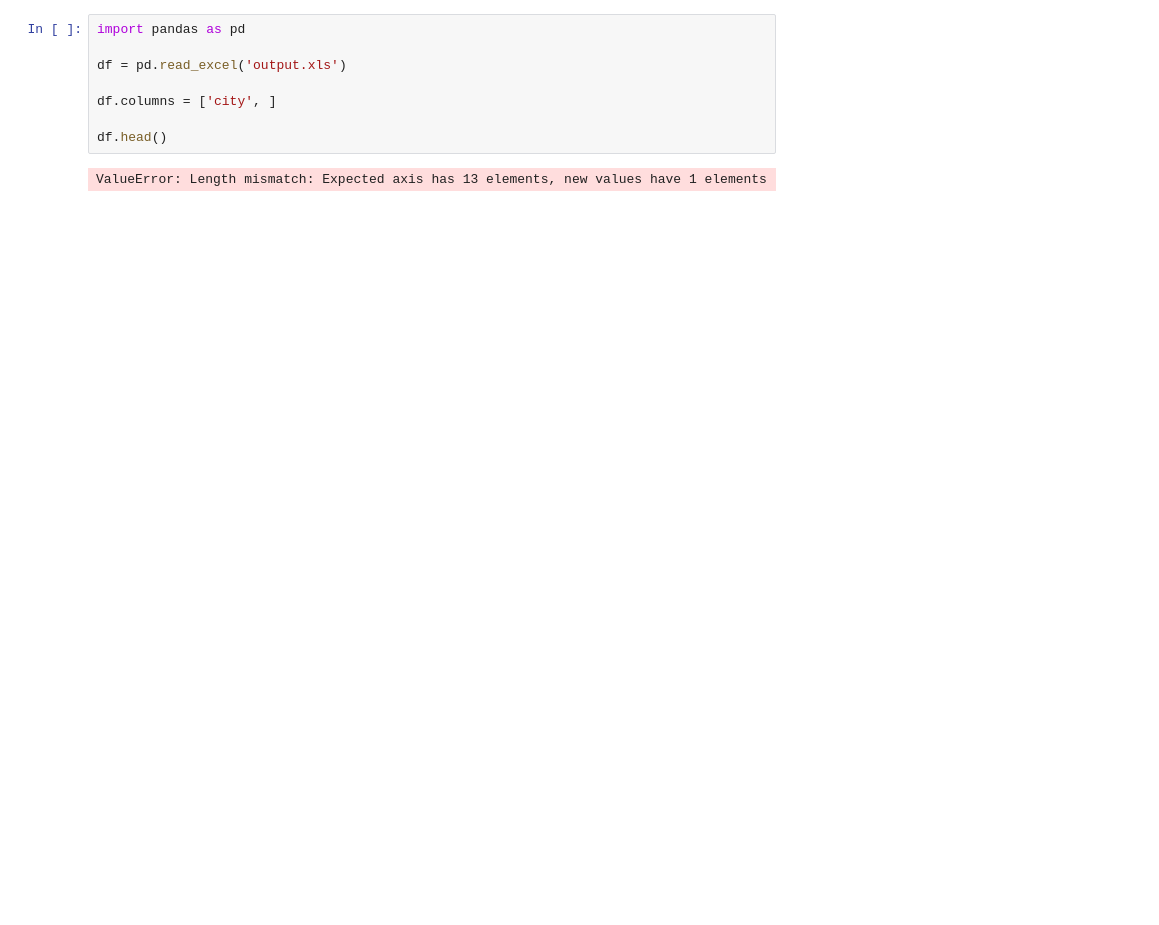
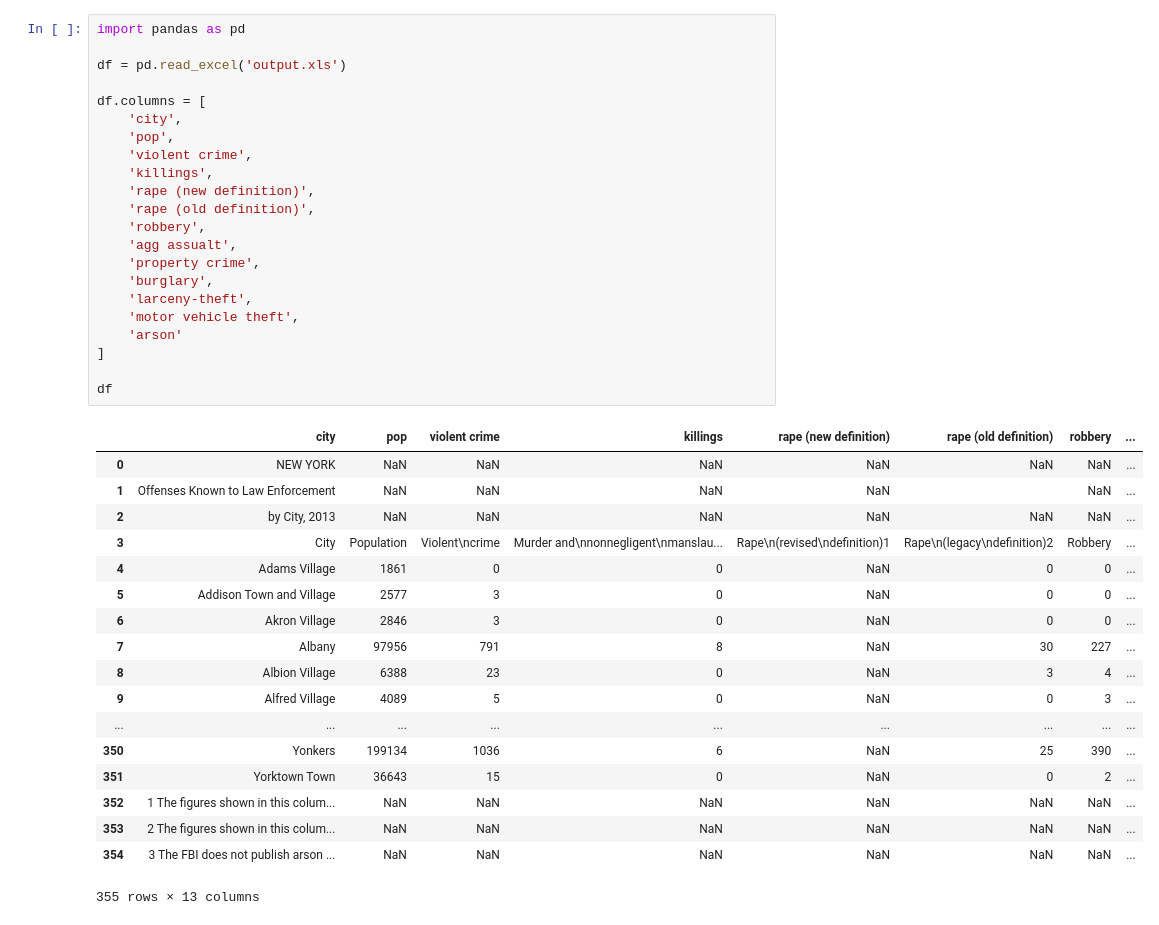
Before and after one commit to steven4354/regression-of-crime-data, a Jupyter notebook: linear-regression-crime-data.ipynb, the cells around one changed output. Drawn from its saved outputs; the diff is of its cells as text; blank space fills up the shorter version.

```diff
--- a/linear-regression-crime-data.ipynb
+++ b/linear-regression-crime-data.ipynb
@@ -42,10 +26,41 @@ You should consider upgrading via the 'pip install --upgrade pip' command.
 # %%
 import pandas as pd
 
 df = pd.read_excel('output.xls')
 
-df.columns = ['city', ]
+df.columns = [
+    'city',
+    'pop',
+    'violent crime',
+    'killings',
+    'rape (new definition)',
+    'rape (old definition)',
+    'robbery',
+    'agg assualt',
+    'property crime',
+    'burglary',
+    'larceny-theft',
+    'motor vehicle theft',
+    'arson'
+]
 
-df.head()
+df
 # %% [output]
+|  | city | pop | violent crime | killings | rape (new definition) | rape (old definition) | robbery | ... |
+| 0 | NEW YORK | NaN | NaN | NaN | NaN | NaN | NaN | ... |
+| 1 | Offenses Known to Law Enforcement | NaN | NaN | NaN | NaN |  | NaN | ... |
+| 2 | by City, 2013 | NaN | NaN | NaN | NaN | NaN | NaN | ... |
+| 3 | City | Population | Violent\ncrime | Murder and\nnonnegligent\nmanslau... | Rape\n(revised\ndefinition)1 | Rape\n(legacy\ndefinition)2 | Robbery | ... |
+| 4 | Adams Village | 1861 | 0 | 0 | NaN | 0 | 0 | ... |
+| 5 | Addison Town and Village | 2577 | 3 | 0 | NaN | 0 | 0 | ... |
+| 6 | Akron Village | 2846 | 3 | 0 | NaN | 0 | 0 | ... |
+| 7 | Albany | 97956 | 791 | 8 | NaN | 30 | 227 | ... |
+| 8 | Albion Village | 6388 | 23 | 0 | NaN | 3 | 4 | ... |
+| 9 | Alfred Village | 4089 | 5 | 0 | NaN | 0 | 3 | ... |
+| ... | ... | ... | ... | ... | ... | ... | ... | ... |
+| 350 | Yonkers | 199134 | 1036 | 6 | NaN | 25 | 390 | ... |
+| 351 | Yorktown Town | 36643 | 15 | 0 | NaN | 0 | 2 | ... |
+| 352 | 1 The figures shown in this colum... | NaN | NaN | NaN | NaN | NaN | NaN | ... |
+| 353 | 2 The figures shown in this colum... | NaN | NaN | NaN | NaN | NaN | NaN | ... |
+| 354 | 3 The FBI does not publish arson ... | NaN | NaN | NaN | NaN | NaN | NaN | ... |
-ValueError: Length mismatch: Expected axis has 13 elements, new values have 1 elements
+355 rows × 13 columns
```
Also changed, not shown: parts of 8 cells of this notebook.
